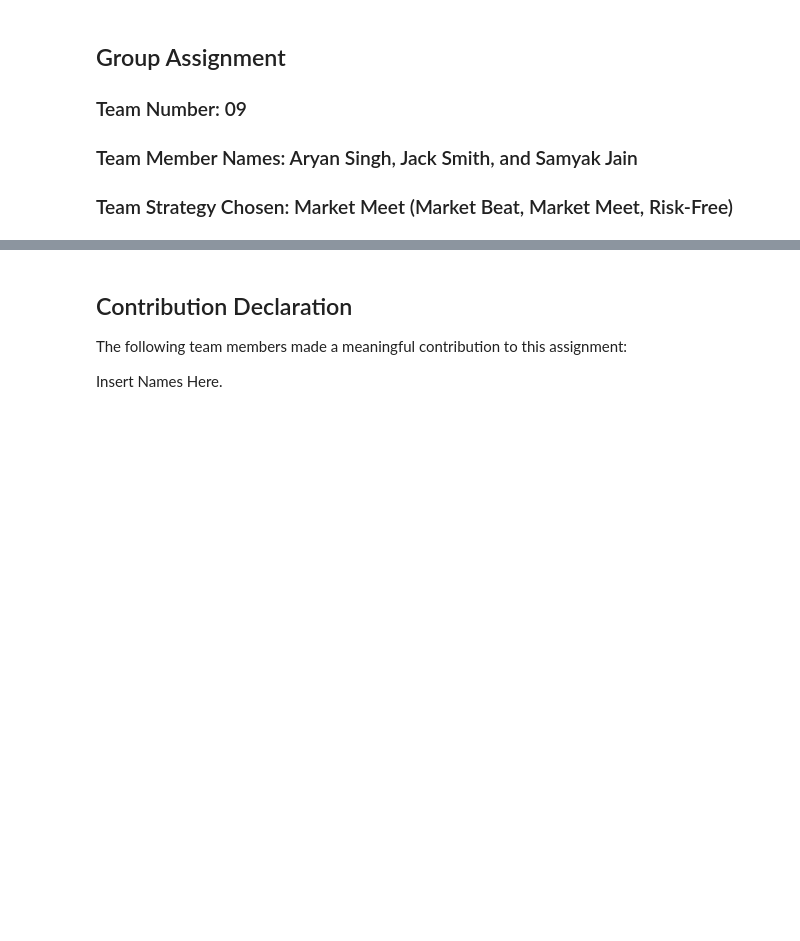
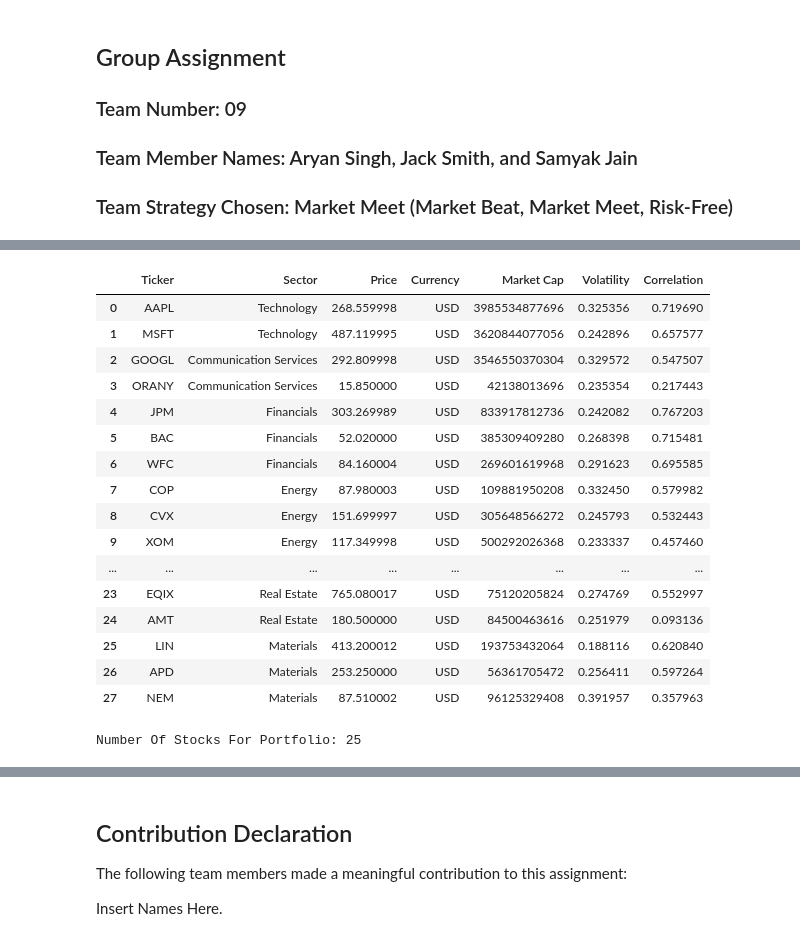
Before and after one commit to samyakj07/CFM-101-Final, a Jupyter notebook: Team_09_Assignment (1).ipynb, the cells around one changed output, grey strips where cells are left out. Saved outputs shown, nothing was run; the diff lists cells and outputs as text; code cells hidden in the pictures; blank space fills up the shorter version.

```diff
--- a/Team_09_Assignment (1).ipynb
+++ b/Team_09_Assignment (1).ipynb
@@ -345,3 +539,73 @@ benchmark_df
+# %%
+
+df['Correlation'] = correlations
+
+sector_lst = []
+
+for i in range(len(df)):
+
+    sector = df.iloc[i]['Sector']
+
+    if sector not in sector_lst:
+
+        sector_lst.append(sector)
+
+stocks_chosen = []
+
+for sector in sector_lst:
+
+    sector_df = df[df['Sector'] == sector].copy()
+    sector_df = sector_df.dropna(subset=['Correlation'])
+
+    if len(sector_df) == 0:
+
+        continue
+
+    sector_df = sector_df.sort_values(by='Correlation', ascending=False).reset_index(drop=True)
+
+    if len(sector_df) <= 3:
+
+        chosen = sector_df
+
+    else:
+
+        chosen = sector_df.iloc[:3]
+
+    stocks_chosen.append(chosen)
+
+stocks_chosen_df = pd.concat(stocks_chosen, ignore_index=True)
+
+stocks_chosen_df
+# %% [output]
+|  | Ticker | Sector | Price | Currency | Market Cap | Volatility | Correlation |
+| 0 | AAPL | Technology | 268.559998 | USD | 3985534877696 | 0.325356 | 0.719690 |
+| 1 | MSFT | Technology | 487.119995 | USD | 3620844077056 | 0.242896 | 0.657577 |
+| 2 | GOOGL | Communication Services | 292.809998 | USD | 3546550370304 | 0.329572 | 0.547507 |
+| 3 | ORANY | Communication Services | 15.850000 | USD | 42138013696 | 0.235354 | 0.217443 |
+| 4 | JPM | Financials | 303.269989 | USD | 833917812736 | 0.242082 | 0.767203 |
+| 5 | BAC | Financials | 52.020000 | USD | 385309409280 | 0.268398 | 0.715481 |
+| 6 | WFC | Financials | 84.160004 | USD | 269601619968 | 0.291623 | 0.695585 |
+| 7 | COP | Energy | 87.980003 | USD | 109881950208 | 0.332450 | 0.579982 |
+| 8 | CVX | Energy | 151.699997 | USD | 305648566272 | 0.245793 | 0.532443 |
+| 9 | XOM | Energy | 117.349998 | USD | 500292026368 | 0.233337 | 0.457460 |
+| ... | ... | ... | ... | ... | ... | ... | ... |
+| 23 | EQIX | Real Estate | 765.080017 | USD | 75120205824 | 0.274769 | 0.552997 |
+| 24 | AMT | Real Estate | 180.500000 | USD | 84500463616 | 0.251979 | 0.093136 |
+| 25 | LIN | Materials | 413.200012 | USD | 193753432064 | 0.188116 | 0.620840 |
+| 26 | APD | Materials | 253.250000 | USD | 56361705472 | 0.256411 | 0.597264 |
+| 27 | NEM | Materials | 87.510002 | USD | 96125329408 | 0.391957 | 0.357963 |
+# %%
+
+if len(stocks_chosen_df) > 25:
+
+    stocks_chosen_df = stocks_chosen_df.sort_values(by="Correlation", ascending=False).reset_index(drop=True)
+    stocks_chosen_df = stocks_chosen_df.iloc[:25].reset_index(drop=True)
+
+x = len(stocks_chosen_df)
+
+print("Number Of Stocks For Portfolio:", x)
+# %% [output]
+Number Of Stocks For Portfolio: 25
 # %%
 # Create the weighting of the stocks baised on the benchmark weighting as define above. If there aren't any
 #good stocks in a particular low-weighted sector within the benchmark, you can just re-distribute the weight
```
Also changed, not shown: parts of 24 cells of this notebook.
